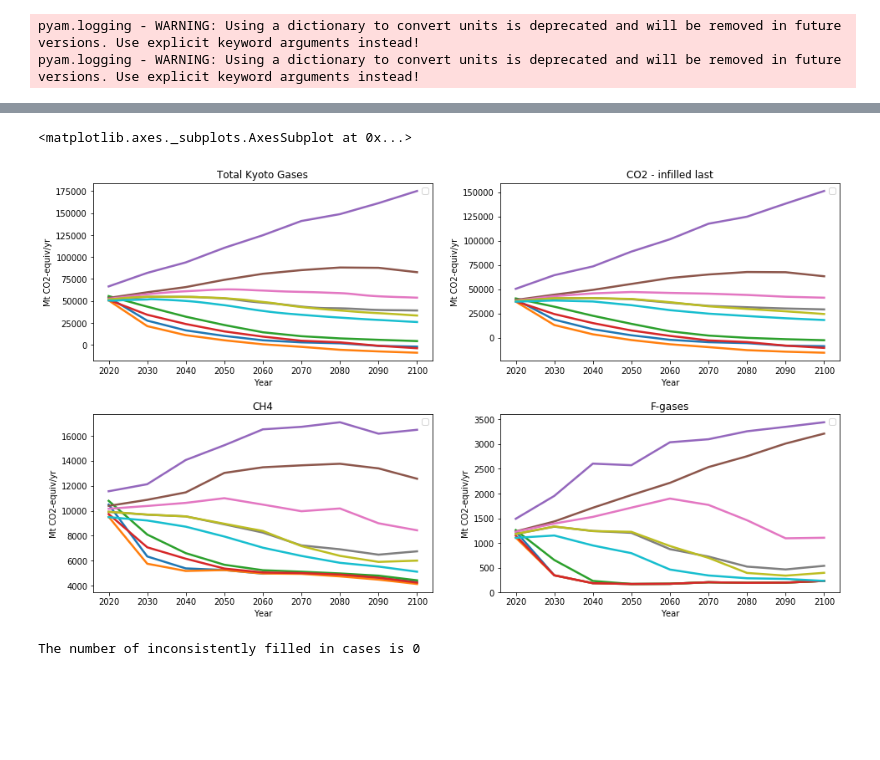
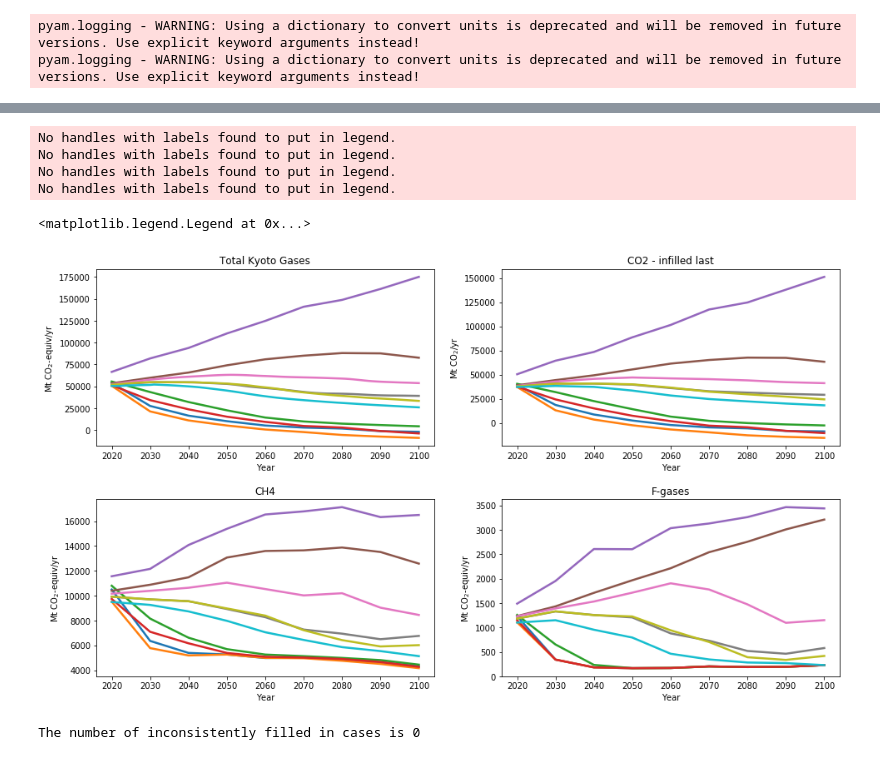
Before and after one commit to GranthamImperial/silicone_examples, a Jupyter notebook: notebooks/Split_up_kyoto_gases.ipynb, the cells around one changed output, grey strips where cells are left out. Drawn from its saved outputs; the diff is of its cells as text; code cells hidden in the pictures; blank space fills up the shorter version.

```diff
--- a/notebooks/Split_up_kyoto_gases.ipynb
+++ b/notebooks/Split_up_kyoto_gases.ipynb
@@ -183,19 +196,32 @@ infilled_co2.data
 90 rows × 7 columns
 # %%
 # We plot the results for 3 component gases
+kwargs = {'label':'_nolegend_', 'linewidth': 2.5}
 fig = plt.figure(figsize=(16, 9))
 fig.subplots_adjust(hspace=.3)
 ax = fig.add_subplot(221)
-kyoto_df.line_plot(ax=ax, label='_nolegend_', linewidth = 2.5, title="Total Kyoto Gases")
+kyoto_df.line_plot(ax=ax, title="Total Kyoto Gases", **kwargs)
+ax.legend(frameon=False)
+ax.set_ylabel("Mt CO$_2$-equiv/yr")
 ax = fig.add_subplot(222)
-infilled_co2.filter(variable="Emissions|CO2").line_plot(ax=ax, linewidth = 2.5, label='_nolegend_', title="CO2 - infilled last")
+infilled_co2.filter(variable="Emissions|CO2").line_plot(ax=ax, title="CO2 - infilled last", **kwargs)
+ax.set_ylabel("Mt CO$_2$/yr")
+ax.legend(frameon=False)
 ax = fig.add_subplot(223)
-unit_cons_non_co2_df.filter(variable="Emissions|CH4").line_plot(ax=ax, linewidth = 2.5, label='_nolegend_', title="CH4")
+unit_cons_non_co2_df.filter(variable="Emissions|CH4").line_plot(ax=ax, title="CH4", **kwargs)
+ax.set_ylabel("Mt CO$_2$-equiv/yr")
+ax.legend(frameon=False)
 ax = fig.add_subplot(224)
-unit_cons_non_co2_df.filter(variable="Emissions|F-Gases").line_plot(ax=ax, linewidth = 2.5, label='_nolegend_', title="F-gases")
+unit_cons_non_co2_df.filter(variable="Emissions|F-Gases").line_plot(ax=ax, title="F-gases", **kwargs)
+ax.set_ylabel("Mt CO$_2$-equiv/yr")
+ax.legend(frameon=False)
 # %% [output]
-<matplotlib.axes._subplots.AxesSubplot at 0x...>
+No handles with labels found to put in legend.
+No handles with labels found to put in legend.
+No handles with labels found to put in legend.
+No handles with labels found to put in legend.
+<matplotlib.legend.Legend at 0x...>
-[figure, old version]
+[figure, new version]
 # %%
 # Check that the infilling correctly matches the Kyoto total:
 all_values = unit_cons_non_co2_df.append(infilled_co2)
```
Also changed, not shown: parts of 3 cells of this notebook, 1 other file.
